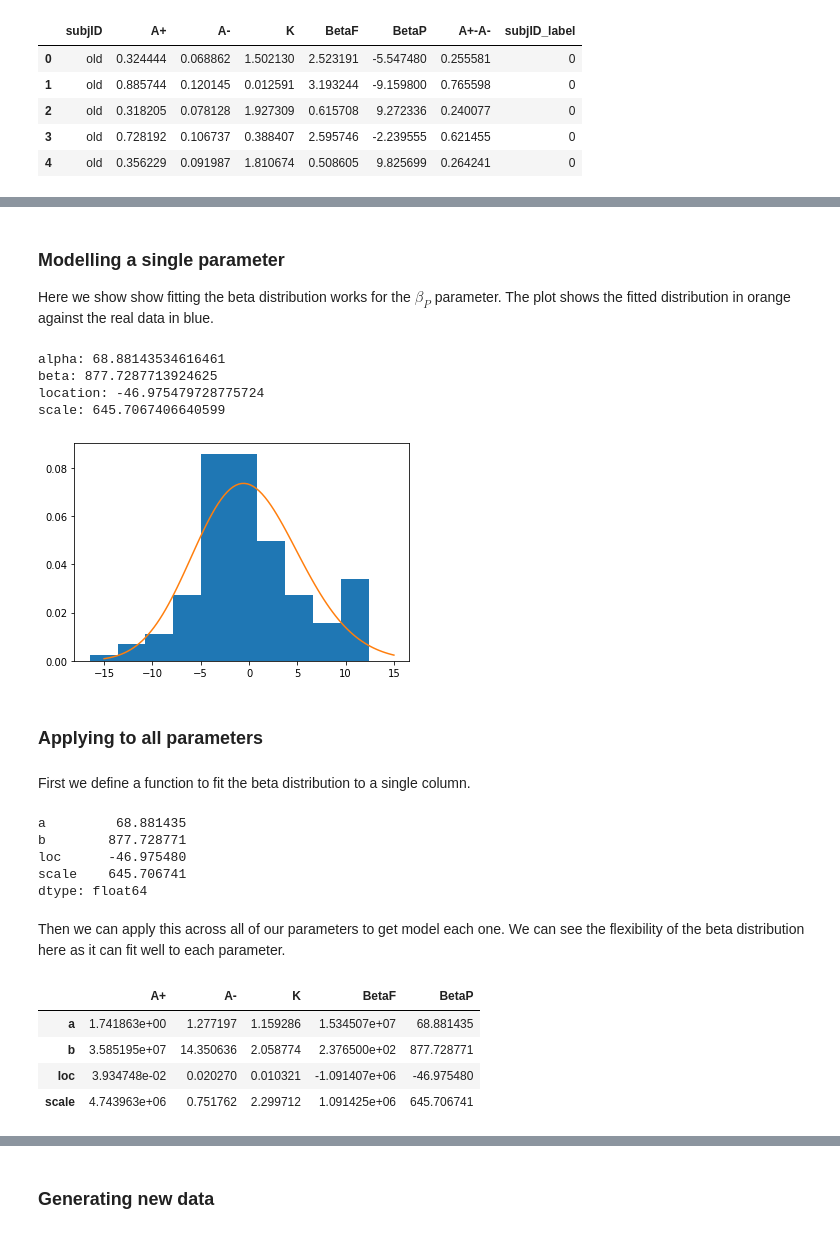
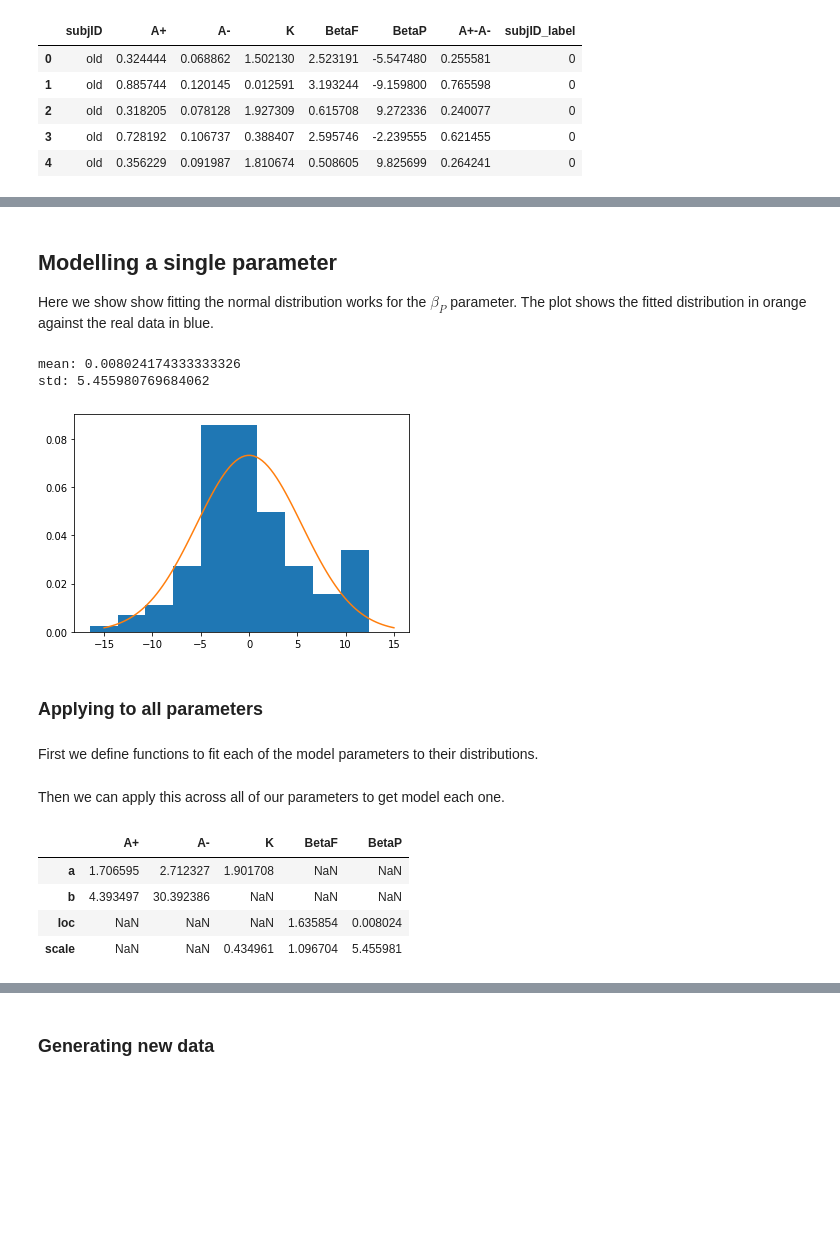
Before and after one commit to adampower48/ca4015_assignment1_dan_adam, a Jupyter notebook: book/_build/jupyter_execute/synthetic_data.ipynb, the cells around one changed output, grey strips where cells are left out. Drawn from its saved outputs; the diff is of its cells as text; code cells hidden in the pictures; blank space fills up the shorter version.

```diff
--- a/book/_build/jupyter_execute/synthetic_data.ipynb
+++ b/book/_build/jupyter_execute/synthetic_data.ipynb
@@ -25,44 +29,23 @@ Details of the functions used to model the distributions can be found [here](htt
 # %% [markdown]
-### Modelling a single parameter
-Here we show show fitting the beta distribution works for the $\beta_P$ parameter. The plot shows the fitted distribution in orange against the real data in blue.
+## Modelling a single parameter
+Here we show show fitting the normal distribution works for the $\beta_P$ parameter. The plot shows the fitted distribution in orange against the real data in blue.
-# %%
-a, b, loc, scale = beta.fit(df_orl["BetaP"])
-print("alpha:", a)
-print("beta:", b)
-print("location:", loc)
-print("scale:", scale)
-# %% [output]
-alpha: 68.88143534616461
-beta: 877.7287713924625
-location: -46.975479728775724
-scale: 645.7067406640599
+# %%
+mean, std = norm.fit(df_orl["BetaP"])
+print("mean:", mean)
+print("std:", std)
+# %% [output]
+mean: 0.008024174333333326
+std: 5.455980769684062
 # %%
 x = np.linspace(-15, 15, 100)
-y = beta.pdf(x, a,b,loc=loc,scale=scale)
+y = norm.pdf(x, mean, std)
 
 plt.hist(df_orl["BetaP"], density=True)
 plt.plot(x, y)
 plt.show()
 # %% [output]
-[figure, old version]
+[figure, new version]
 # %% [markdown]
 ### Applying to all parameters
 # %% [markdown]
-First we define a function to fit the beta distribution to a single column.
+First we define functions to fit each of the model parameters to their distributions.
-# %%
-def fit_beta(s: pd.Series):
-    a, b, loc, scale = beta.fit(s)
-    return pd.Series({
-        "a": a,
-        "b": b,
-        "loc": loc,
-        "scale": scale
-        })
-
-fit_beta(df_orl["BetaP"])
-# %% [output]
-a         68.881435
-b        877.728771
-loc      -46.975480
-scale    645.706741
-dtype: float64
@@ -69,16 +82,15 @@ dtype: float64
 # %% [markdown]
-Then we can apply this across all of our parameters to get model each one. We can see the flexibility of the beta distribution here as it can fit well to each parameter.
+Then we can apply this across all of our parameters to get model each one.
 # %%
 %%capture --no-stdout --no-display
-
-beta_params = df_orl[["A+", "A-", "K", "BetaF", "BetaP"]].apply(fit_beta)
-beta_params
+dist_params = fit_all_params(df_orl)
+pd.DataFrame(dist_params)
 # %% [output]
 |  | A+ | A- | K | BetaF | BetaP |
-| a | 1.741863e+00 | 1.277197 | 1.159286 | 1.534507e+07 | 68.881435 |
-| b | 3.585195e+07 | 14.350636 | 2.058774 | 2.376500e+02 | 877.728771 |
-| loc | 3.934748e-02 | 0.020270 | 0.010321 | -1.091407e+06 | -46.975480 |
-| scale | 4.743963e+06 | 0.751762 | 2.299712 | 1.091425e+06 | 645.706741 |
+| a | 1.706595 | 2.712327 | 1.901708 | NaN | NaN |
+| b | 4.393497 | 30.392386 | NaN | NaN | NaN |
+| loc | NaN | NaN | NaN | 1.635854 | 0.008024 |
+| scale | NaN | NaN | 0.434961 | 1.096704 | 5.455981 |
 # %%
 fig, ax = plt.subplots(2, 3, figsize=(15, 10))
 
```
Also changed, not shown: parts of 30 cells of this notebook, 25 other files.
